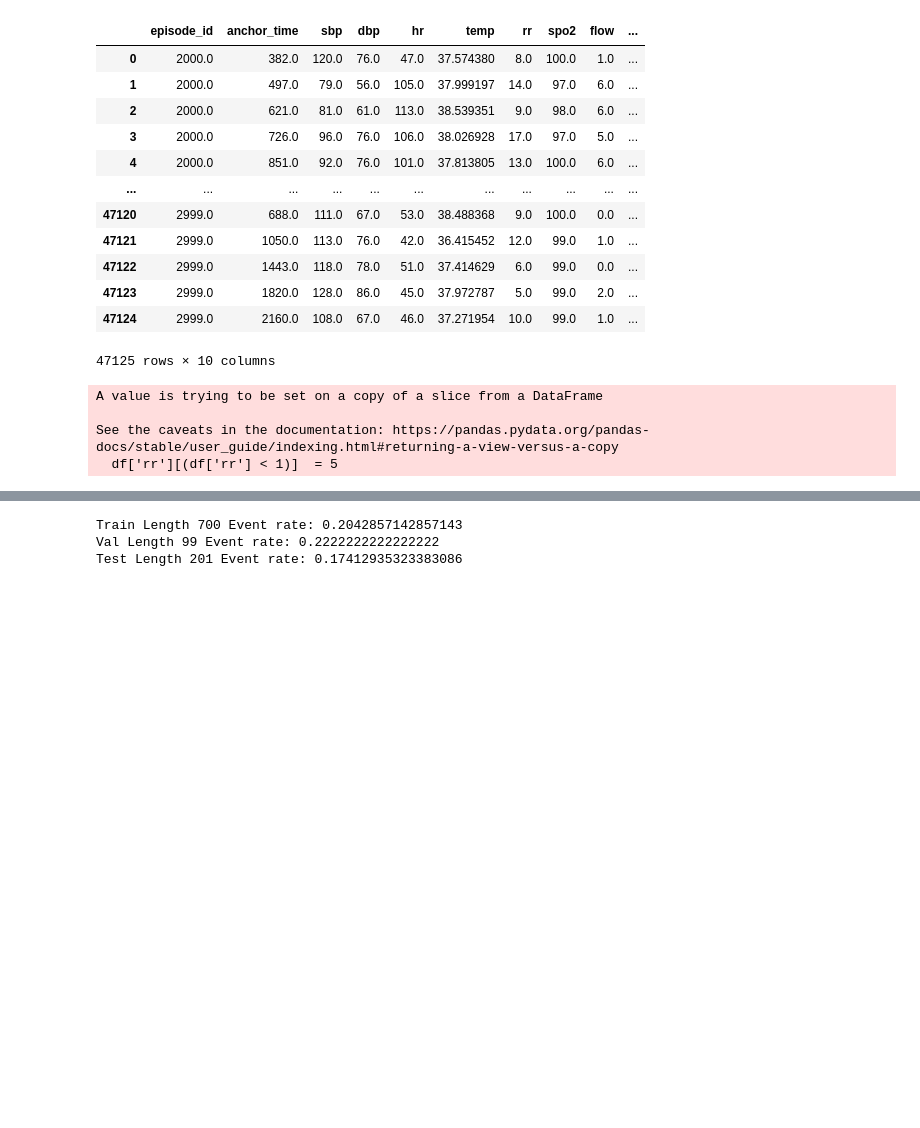
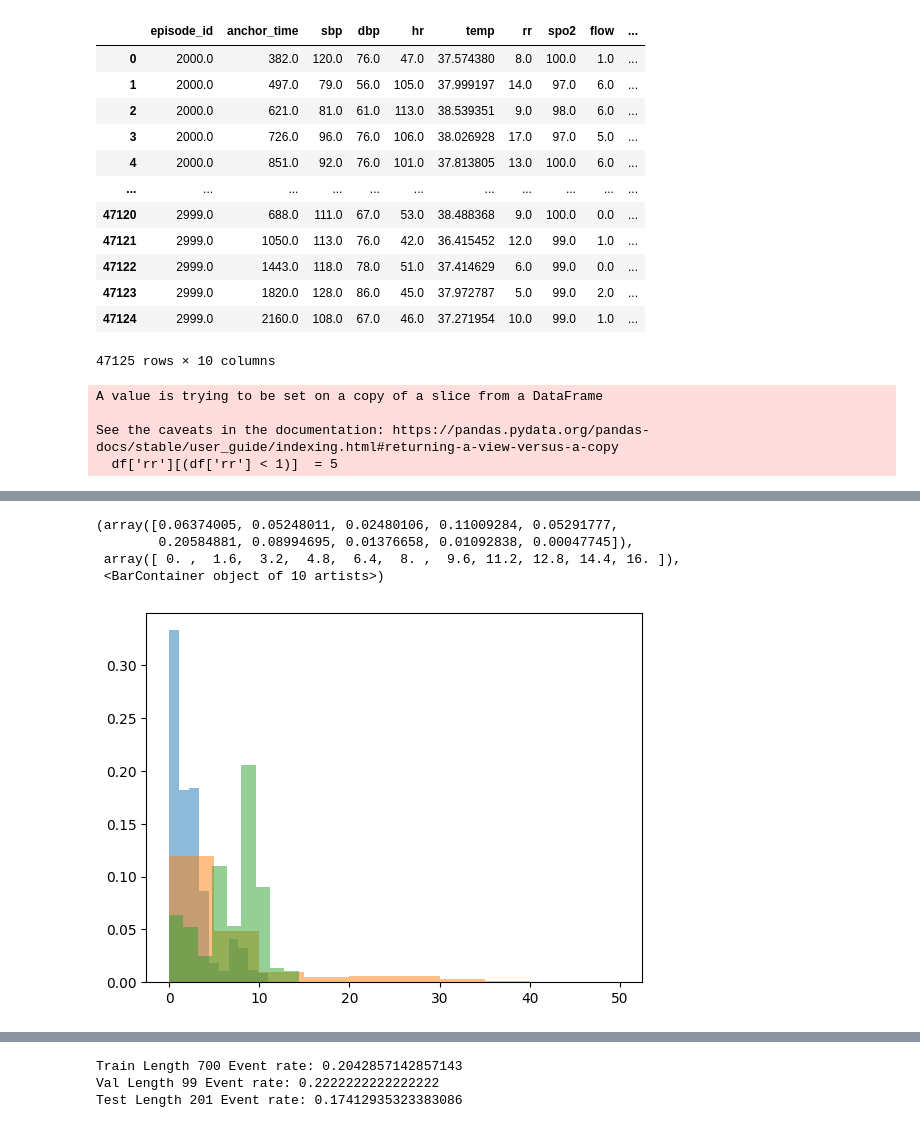
Before and after one commit to GassyAllan/GRU_D_EWS, a Jupyter notebook: GRU_D_Model/GRU_D_Demo.ipynb, the cells around one changed output, grey strips where cells are left out. Drawn from its saved outputs; the diff is of its cells as text; code cells hidden in the pictures; blank space fills up the shorter version.

```diff
--- a/GRU_D_Model/GRU_D_Demo.ipynb
+++ b/GRU_D_Model/GRU_D_Demo.ipynb
@@ -57,0 +310,5 @@ len(data)
+# %%
+df['mews'] = df.apply(lambda row: mews_calc(row), axis=1)
+df['ecart'] = df.apply(lambda row: cart_calc(row), axis=1)
+df['news2'] = df.apply(lambda row: news_calc(row), axis=1)
+df
@@ -57,0 +329,10 @@ len(data)
+# %%
+plt.hist(df['mews'], alpha = 0.5, density= True)
+plt.hist(df['ecart'], alpha = 0.5, density= True)
+plt.hist(df['news2'], alpha = 0.5, density= True)
+# %% [output]
+(array([0.06374005, 0.05248011, 0.02480106, 0.11009284, 0.05291777,
+        0.20584881, 0.08994695, 0.01376658, 0.01092838, 0.00047745]),
+ array([ 0. ,  1.6,  3.2,  4.8,  6.4,  8. ,  9.6, 11.2, 12.8, 14.4, 16. ]),
+ <BarContainer object of 10 artists>)
+[figure, added]
```
Also changed, not shown: parts of 69 cells of this notebook.
